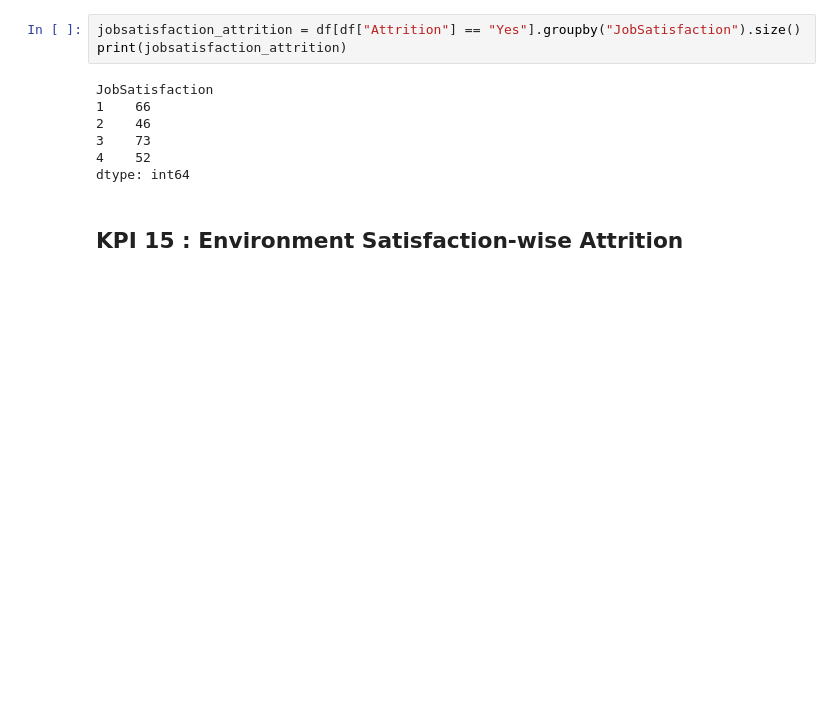
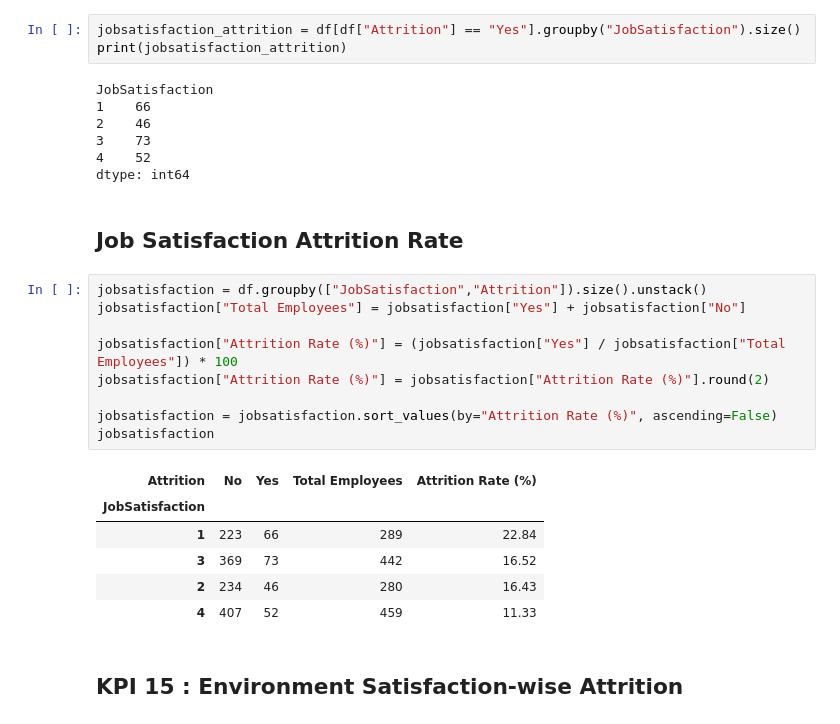
Before and after one commit to Geeth-31/EMPLOYEE-ATTRITION-ANALYSIS-PROJECT, a Jupyter notebook: notebooks/03_KPI_Analysis.ipynb, the cells around one changed output. Saved outputs shown, nothing was run; the diff lists cells and outputs as text; blank space fills up the shorter version.

```diff
--- a/notebooks/03_KPI_Analysis.ipynb
+++ b/notebooks/03_KPI_Analysis.ipynb
@@ -214,6 +247,24 @@ JobSatisfaction
 3    73
 4    52
 dtype: int64
+# %% [markdown]
+## Job Satisfaction Attrition Rate
+# %%
+jobsatisfaction = df.groupby(["JobSatisfaction","Attrition"]).size().unstack()
+jobsatisfaction["Total Employees"] = jobsatisfaction["Yes"] + jobsatisfaction["No"]
+
+jobsatisfaction["Attrition Rate (%)"] = (jobsatisfaction["Yes"] / jobsatisfaction["Total Employees"]) * 100
+jobsatisfaction["Attrition Rate (%)"] = jobsatisfaction["Attrition Rate (%)"].round(2)
+
+jobsatisfaction = jobsatisfaction.sort_values(by="Attrition Rate (%)", ascending=False)
+jobsatisfaction
+# %% [output]
+| Attrition | No | Yes | Total Employees | Attrition Rate (%) |
+| JobSatisfaction |  |  |  |  |
+| 1 | 223 | 66 | 289 | 22.84 |
+| 3 | 369 | 73 | 442 | 16.52 |
+| 2 | 234 | 46 | 280 | 16.43 |
+| 4 | 407 | 52 | 459 | 11.33 |
 # %% [markdown]
 ## KPI 15 : Environment Satisfaction-wise Attrition
 # %%
```
Also changed, not shown: parts of 8 cells of this notebook, 2 other files.
